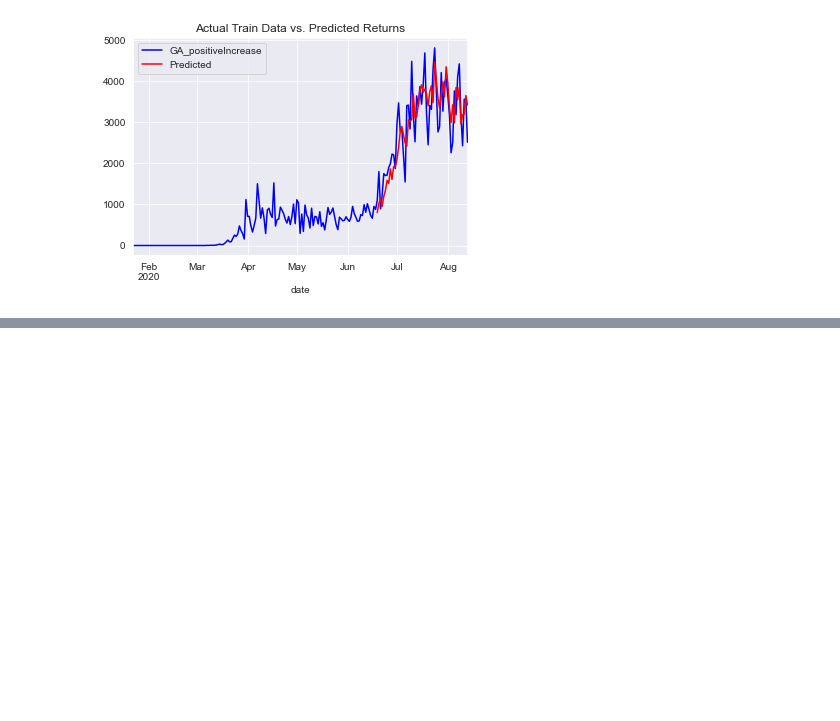
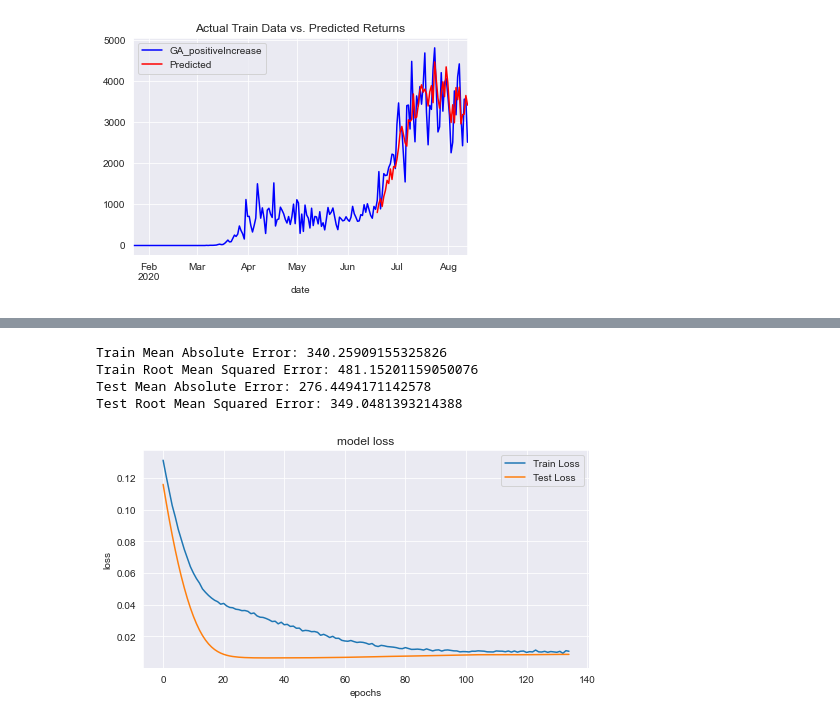
Before and after one commit to bmauss/COVID_Forecast, a Jupyter notebook: Georgia.ipynb, the cells around one changed output, grey strips where cells are left out. Cells and saved outputs as stored; diff of their text form; code cells hidden in the pictures; blank space fills up the shorter version.

```diff
--- a/Georgia.ipynb
+++ b/Georgia.ipynb
@@ -184,0 +190,6 @@ SARIMA model RMSE on train data: 582.00243
+# %%
+ga_train, ga_val, ga_test = preprocess_data(ga, 'GA_positiveIncrease')
+
+print(f"Train has {len(ga_train)} values")
+print(f"Validation has {len(ga_val)} values")
+print(f"Test has {len(ga_test)} values")
@@ -184,0 +200,24 @@ SARIMA model RMSE on train data: 582.00243
+# %%
+look_back = 1
+
+X_train, y_train = create_dataset(ga_train, look_back)
+X_val, y_val = create_dataset(ga_val, look_back)
+X_test, y_test = create_dataset(ga_test, look_back)
+
+# reshape input to be [samples, time steps, features]
+X_train = np.reshape(X_train, (X_train.shape[0], 1, X_train.shape[1]))
+X_val = np.reshape(X_val, (X_val.shape[0], 1, X_val.shape[1]))
+X_test = np.reshape(X_test, (X_test.shape[0], 1, X_test.shape[1]))
+# %%
+model = Sequential()
+model.add(LSTM(100, input_shape=(X_train.shape[1], X_train.shape[2])))
+model.add(Dropout(0.2))
+model.add(Dense(1))
+model.compile(loss='mean_squared_error', optimizer='adam')
+
+history = model.fit(X_train, y_train, epochs=500, batch_size=70,
+                    validation_data=(X_val, y_val),
+                    callbacks=[EarlyStopping(monitor='val_loss', patience=100)],
+                    verbose=1, shuffle=False)
+
+model.summary()
@@ -184,0 +242,36 @@ SARIMA model RMSE on train data: 582.00243
+# %%
+from sklearn.metrics import mean_absolute_error as MAE
+
+train_predict = model.predict(X_train)
+test_predict = model.predict(X_test)
+
+# invert predictions
+train_predict = scaler.inverse_transform(train_predict)
+y_train = scaler.inverse_transform([y_train])
+test_predict = scaler.inverse_transform(test_predict)
+y_test = scaler.inverse_transform([y_test])
+
+print('Train Mean Absolute Error:', MAE(y_train[0], train_predict[:,0]))
+
+print('Train Root Mean Squared Error:',np.sqrt(MSE(y_train[0],
+                                                   train_predict[:,0])))
+print('Test Mean Absolute Error:', MAE(y_test[0], test_predict[:,0]))
+
+print('Test Root Mean Squared Error:',np.sqrt(MSE(y_test[0],
+                                                  test_predict[:,0])))
+# %% [output]
+Train Mean Absolute Error: 340.25909155325826
+Train Root Mean Squared Error: 481.15201159050076
+Test Mean Absolute Error: 276.4494171142578
+Test Root Mean Squared Error: 349.0481393214388
+# %%
+plt.figure(figsize=(8,4))
+plt.plot(history.history['loss'], label='Train Loss')
+plt.plot(history.history['val_loss'], label='Test Loss')
+plt.title('model loss')
+plt.ylabel('loss')
+plt.xlabel('epochs')
+plt.legend(loc='upper right')
+plt.show();
+# %% [output]
+[figure, added]
```
Also changed, not shown: parts of 8 cells of this notebook, 5 other files.
